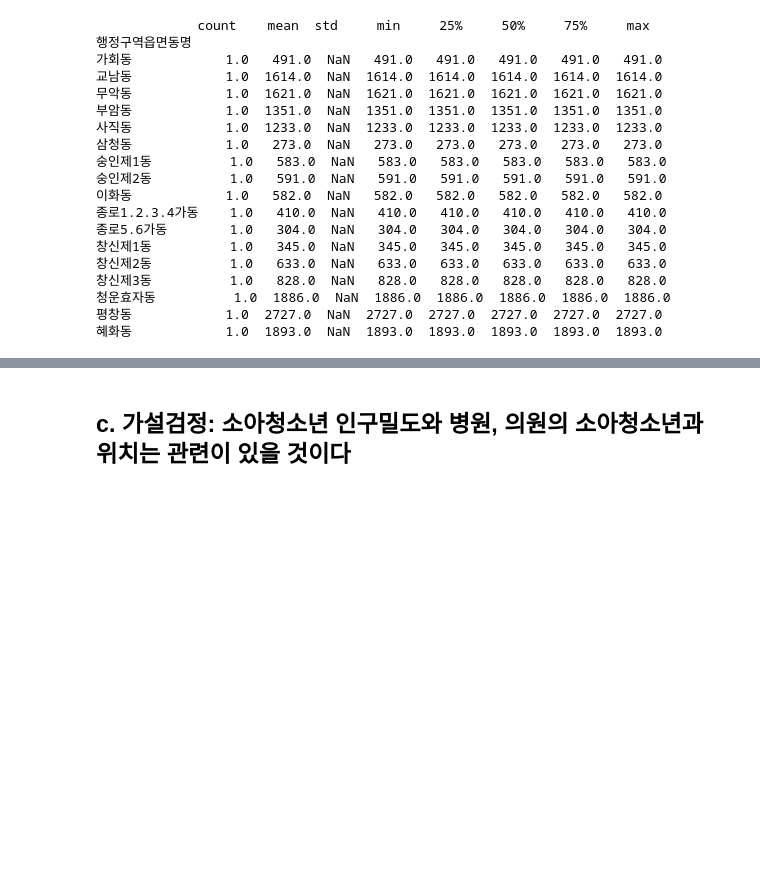
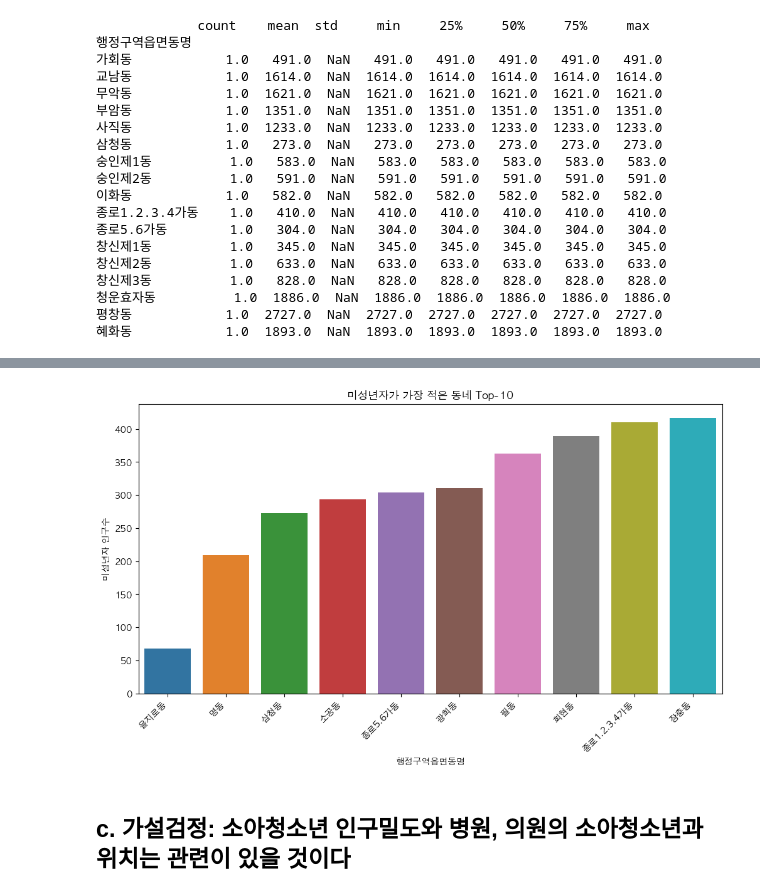
Before and after one commit to 2023SDA/medical-facility-location, a Jupyter notebook: hypothesis_test_underage_population.ipynb, the cells around one changed output, grey strips where cells are left out. Drawn from its saved outputs; the diff is of its cells as text; code cells hidden in the pictures; blank space fills up the shorter version.

```diff
--- a/hypothesis_test_underage_population.ipynb
+++ b/hypothesis_test_underage_population.ipynb
@@ -442,3 +444,22 @@ plt.show()
+# %%
+# 미성년자가 가장 적은 동네 Top-10
+import pandas as pd
+import matplotlib.pyplot as plt
+import seaborn as sns
+
+# '미성년자인구수' 기준으로 내림차순 정렬하고, 상위 10개 동네 선택
+top_10_dong = seoul_df.sort_values(by='미성년자인구수').head(10)
+
+# Boxplot 시각화
+plt.figure(figsize=(12, 6))
+sns.barplot(x='행정구역읍면동명', y='미성년자인구수', data=top_10_dong)
+plt.title('미성년자가 가장 적은 동네 Top-10')
+plt.xlabel('행정구역읍면동명')
+plt.ylabel('미성년자 인구수')
+plt.xticks(rotation=45, ha='right')
+plt.show()
+# %% [output]
+[figure, added]
 # %% [markdown]
 ## c. 가설검정: 소아청소년 인구밀도와 병원, 의원의 소아청소년과 위치는 관련이 있을 것이다
 # %%
```
Also changed, not shown: parts of 1 cell of this notebook, 2 other files.
